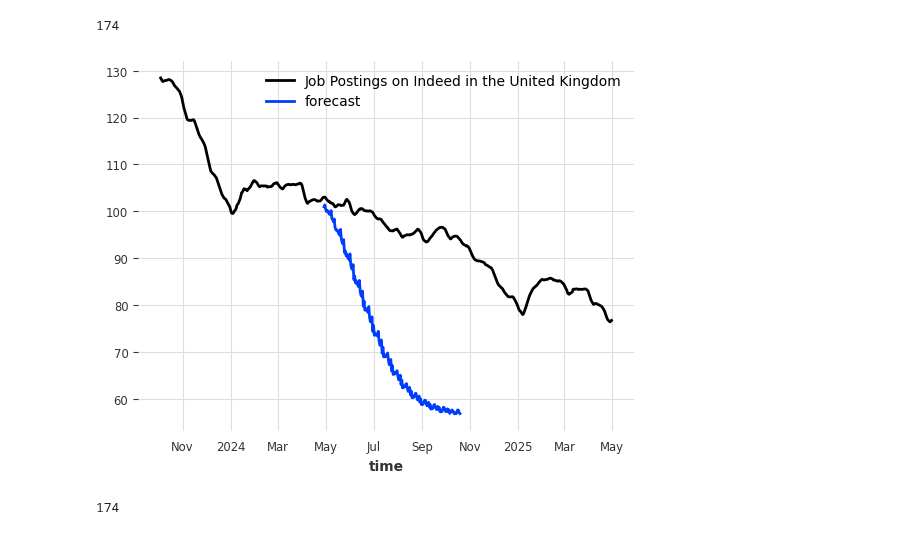
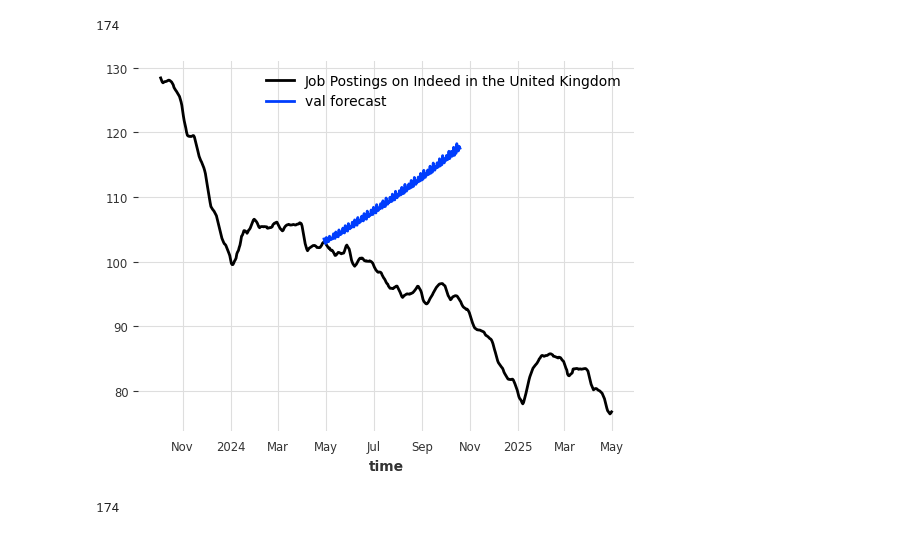
Before and after one commit to GothamAnalytics-7/ASTP, a Jupyter notebook: notebooks/ASTP_Parte2_NNModels.ipynb, the cells around one changed output. Drawn from its saved outputs; the diff is of its cells as text; code cells hidden in the pictures.

```diff
--- a/notebooks/ASTP_Parte2_NNModels.ipynb
+++ b/notebooks/ASTP_Parte2_NNModels.ipynb
@@ -137,7 +139,7 @@ nbeats_model = NBEATSModel(
     batch_size=64,
     n_epochs=100,
     random_state=7,
-    optimizer_kwargs={"lr": 1e-3},
+    optimizer_kwargs={"lr": 1e-4},
     model_name="NBEATS",
     log_tensorboard=True,
     pl_trainer_kwargs=pl_trainer_kwargs
@@ -178,11 +180,11 @@ len(val)
 val_preds = transformer.inverse_transform(nbeats_model.predict(len(val)))
 # %%
 series.drop_before(visualizing).plot()
-val_preds.plot(label="forecast", low_quantile=0.05, high_quantile=0.95)
+val_preds.plot(label="val forecast", low_quantile=0.05, high_quantile=0.95)
 plt.legend()
 plt.show()
 # %% [output]
-[figure, old version]
+[figure, new version]
 # %%
 loss_recorder = LossRecorder()
 # stop training when validation loss does not decrease more than 0.05 (`min_delta`) over
```
Also changed, not shown: parts of 19 cells of this notebook, 2 other files.
